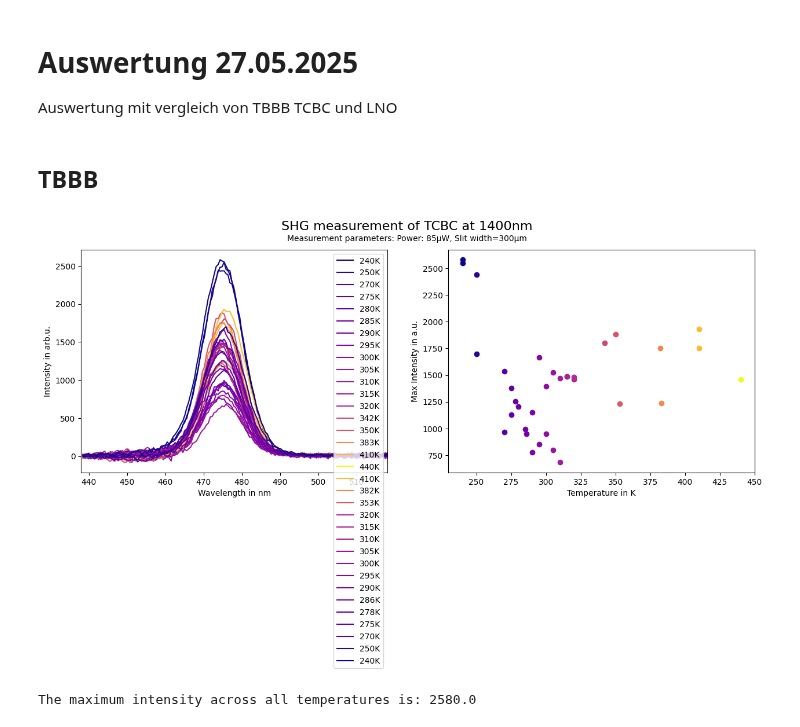
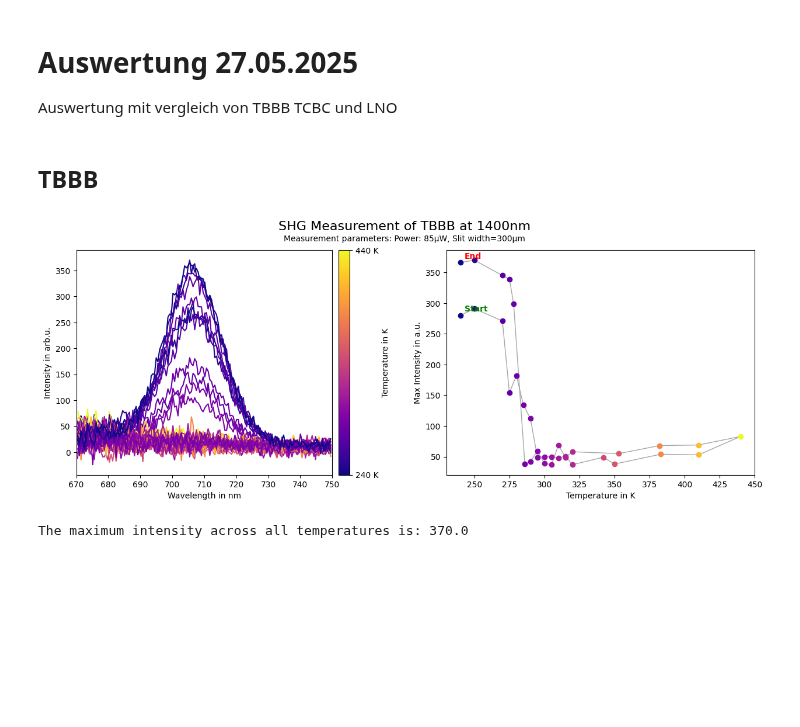
Before and after one commit to FlorianAdamczyk/auswertung_neu, a Jupyter notebook: 2025-05-27 Auswertung TCBC TBBB LNO/2025-05-27_auswertung_TCBC-TBBB-LNO.ipynb, the cells around one changed output. Saved outputs shown, nothing was run; the diff lists cells and outputs as text; code cells hidden in the pictures; blank space fills up the shorter version.

Commit message:
4 plots

```diff
--- a/2025-05-27 Auswertung TCBC TBBB LNO/2025-05-27_auswertung_TCBC-TBBB-LNO.ipynb
+++ b/2025-05-27 Auswertung TCBC TBBB LNO/2025-05-27_auswertung_TCBC-TBBB-LNO.ipynb
@@ -1,8 +1,6 @@
 # %% [markdown]
 # Auswertung 27.05.2025
 Auswertung mit vergleich von TBBB TCBC und LNO
-# %% [markdown]
-## TBBB
 # %%
 import numpy as np
 import matplotlib.pyplot as plt
@@ -22,9 +20,11 @@ def dat2array(file_path):
     freqs = [float(row[0]) for row in data]
     intensities = [float(row[1]) for row in data]
     return freqs, intensities
+# %% [markdown]
+## TBBB
 # %%
 # Define the range for the x-axis
-middle_value = 478
+middle_value = 710
 difference = 40
 x_range = (middle_value - difference, middle_value + difference)
 
@@ -46,39 +46,61 @@ for f in file_list:
 sorted_files.sort(key=lambda x: x[1])  # Nach Messnummer sortieren
 
 # Erzeuge das Farbfeld anhand der Temperaturwerte
 temperatures = [x[2] for x in sorted_files]
 norm = plt.Normalize(min(temperatures), max(temperatures))
 colors = cm.plasma(norm(temperatures))
 
 fig, (ax0, ax1) = plt.subplots(1, 2, figsize=(15, 5))
 peak_list = []
 
+# Listen für Verbindungslinie im rechten Plot
+temps_for_line = []
+peaks_for_line = []
+
 for idx, (f, meas_no, temperature) in enumerate(sorted_files):
     freqs, intensities = dat2array(f)
     intensities = [val / 1 for val in intensities]
     filtered_data = [(fr, i) for fr, i in zip(freqs, intensities) if x_range[0] <= fr <= x_range[1]]
     filtered_freqs, filtered_intensities = zip(*filtered_data) if filtered_data else ([], [])
 
-    ax0.plot(filtered_freqs, filtered_intensities, color=colors[idx], label=f'{temperature}K')
+    ax0.plot(filtered_freqs, filtered_intensities, color=colors[idx])
     if filtered_intensities:
-        peak_list.append(max(filtered_intensities))
-        ax1.scatter(temperature, max(filtered_intensities), color=colors[idx])
+        peak = max(filtered_intensities)
+        peak_list.append(peak)
+        ax1.scatter(temperature, peak, color=colors[idx])
+        temps_for_line.append(temperature)
+        peaks_for_line.append(peak)
+
+# Colorbar für Temperatur
+sm = plt.cm.ScalarMappable(cmap=cm.plasma, norm=norm)
+sm.set_array([])
+cbar = plt.colorbar(sm, ax=ax0, orientation='vertical', pad=0.02)
+cbar.set_label('Temperature in K')
+cbar.set_ticks([min(temperatures), max(temperatures)])
+cbar.set_ticklabels([f"{min(temperatures)} K", f"{max(temperatures)} K"])
+
+# Punkte im rechten Plot verbinden (Messreihenfolge)
+ax1.plot(temps_for_line, peaks_for_line, color='gray', linewidth=1, alpha=0.7, zorder=0)
+
+# Start- und Endpunkt beschriften
+if temps_for_line and peaks_for_line:
+    ax1.annotate('Start', xy=(temps_for_line[0], peaks_for_line[0]), xytext=(5, 5), textcoords='offset points', fontsize=10, color='green', fontweight='bold')
+    ax1.annotate('End', xy=(temps_for_line[-1], peaks_for_line[-1]), xytext=(5, 5), textcoords='offset points', fontsize=10, color='red', fontweight='bold')
 
 ax0.set_xlim(x_range)
 ax0.set_xlabel('Wavelength in nm')
 ax0.set_ylabel('Intensity in arb.u.')
-ax0.legend(loc='upper right')
 
 ax1.set_xlabel('Temperature in K')
 ax1.set_ylabel('Max Intensity in a.u.')
 
-fig.suptitle('SHG measurement of TCBC at 1400nm', fontsize=16)
+fig.suptitle('SHG Measurement of TBBB at 1400nm', fontsize=16)
 fig.text(0.5, 0.91, "Measurement parameters: Power: 85µW, Slit width=300µm", ha="center")
 plt.show()
-fig.savefig('./TCBC_SHG_ProofOfConcept.png', dpi=600, bbox_inches='tight')
-fig.savefig('./TCBC_SHG_ProofOfConcept.pdf', dpi=600, bbox_inches='tight')
+fig.savefig('./TBBB_SHG.png', dpi=600, bbox_inches='tight')
+fig.savefig('./TBBB_SHG.pdf', dpi=600, bbox_inches='tight')
 # Print the maximum value from the peak_list
 print("The maximum intensity across all temperatures is:", max(peak_list))
 # %% [output]
-[figure, old version]
+[figure, new version]
-The maximum intensity across all temperatures is: 2580.0
+The maximum intensity across all temperatures is: 370.0
```
Also changed, not shown: parts of 4 cells of this notebook, 10 other files.
